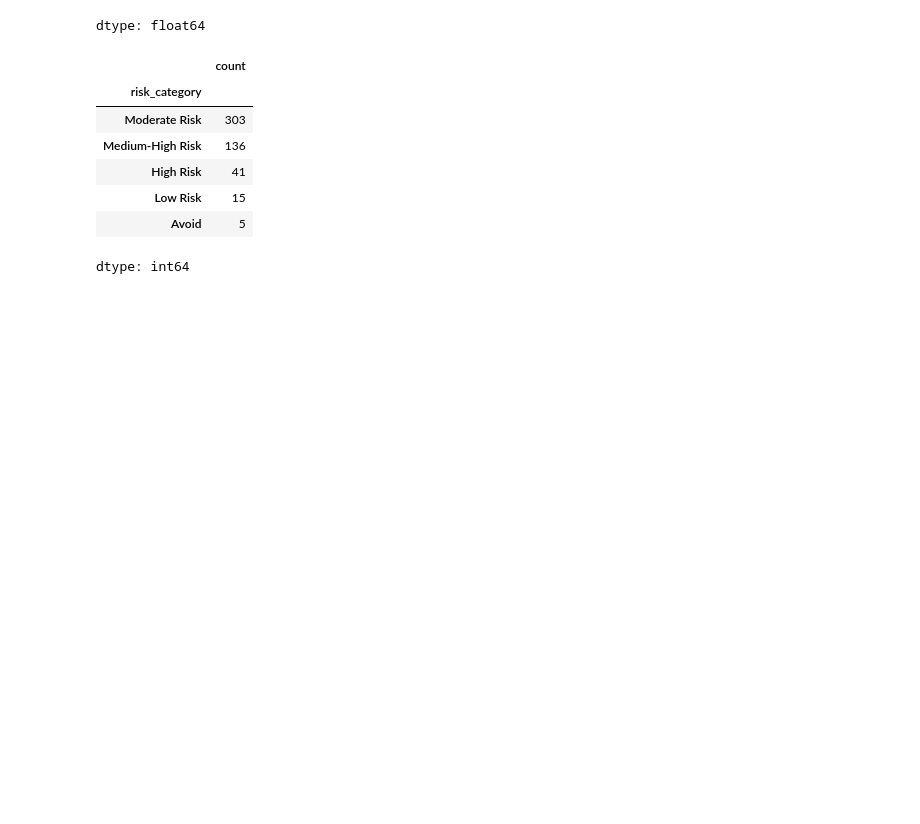
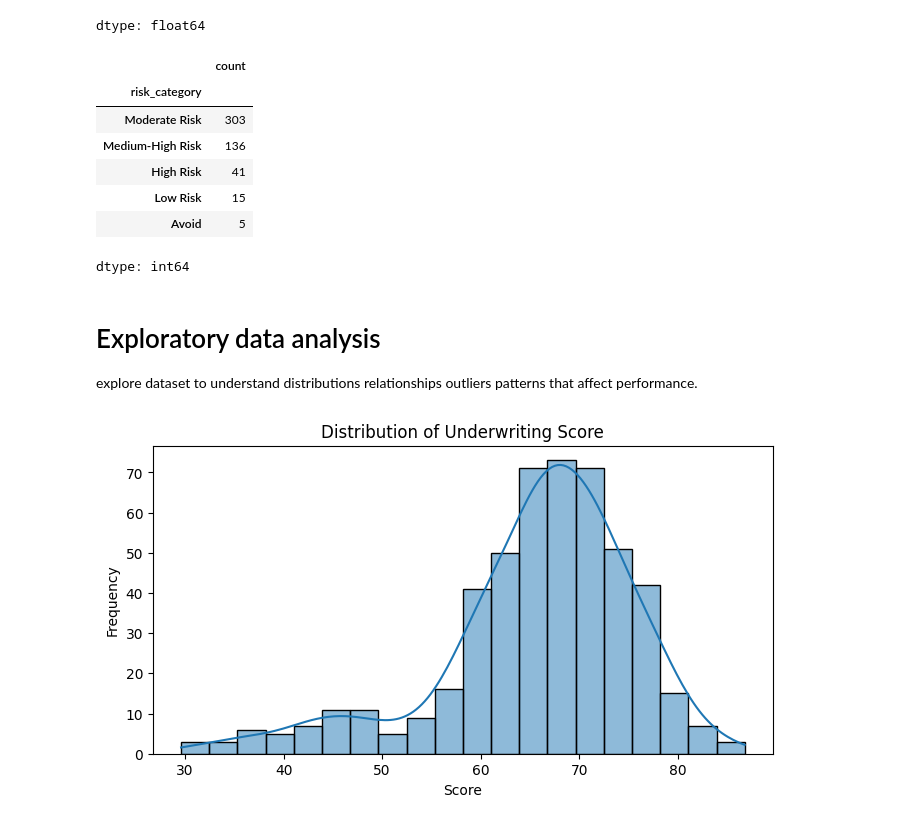
Before and after one commit to tanjiro-01/cf_realestate, a Jupyter notebook: real_estate_cf.ipynb, the cells around one changed output. Saved outputs shown, nothing was run; the diff lists cells and outputs as text; code cells hidden in the pictures; blank space fills up the shorter version.

Commit message:
done eda before cleaning to understand the data

```diff
--- a/real_estate_cf.ipynb
+++ b/real_estate_cf.ipynb
@@ -41,9 +41,9 @@ from sklearn.metrics import mean_absolute_error, mean_squared_error, r2_score
 # %% [markdown]
 # Load data
 # %%
-file_path = "/content/data/data.xlsx"
+file_path = "/content/drive/MyDrive/CF/data/data.xlsx"
 df = pd.read_excel(file_path)
 
-print("Dataset Shape:", df.shape)
+print(df.shape)
 df.head()
 # %% [output]
@@ -161,3 +161,16 @@ df["risk_category"].value_counts()
 | Low Risk | 15 |
 | Avoid | 5 |
 dtype: int64
+# %% [markdown]
+# Exploratory data analysis
+explore dataset to understand distributions relationships
+outliers patterns that affect performance.
+# %%
+plt.figure(figsize=(8,4))
+sns.histplot(df["underwriting_score"], bins=20, kde=True)
+plt.title("Distribution of Underwriting Score")
+plt.xlabel("Score")
+plt.ylabel("Frequency")
+plt.show()
+# %% [output]
+[figure, added]
```
Also changed, not shown: parts of 6 cells of this notebook.
